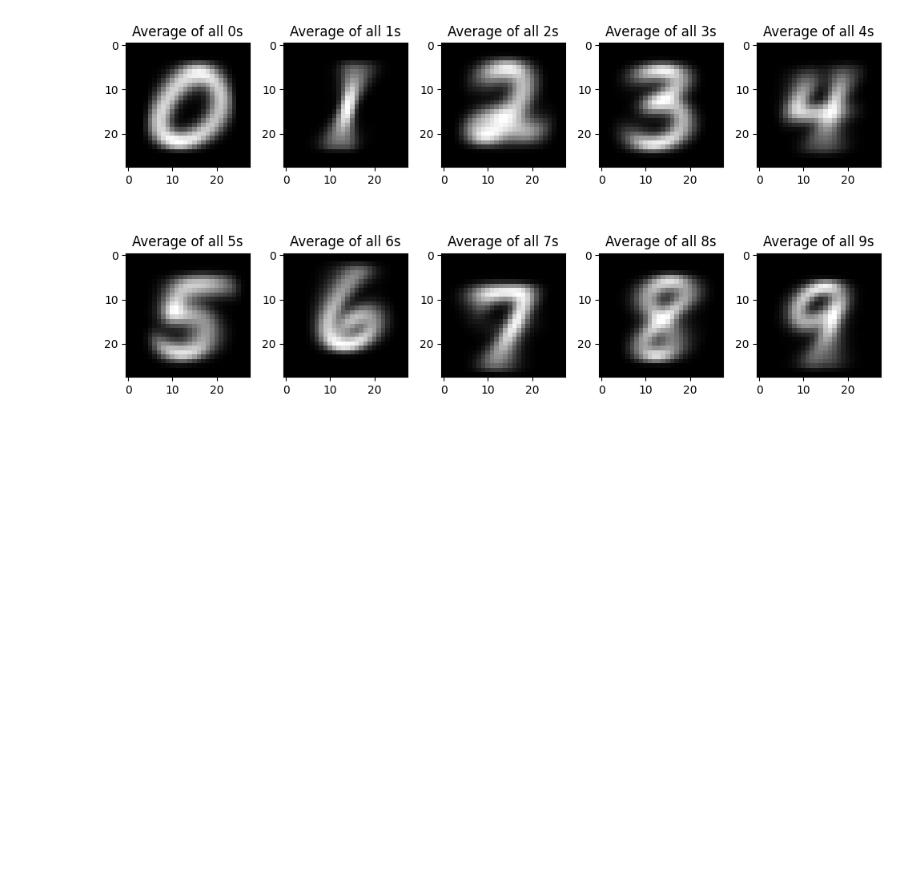
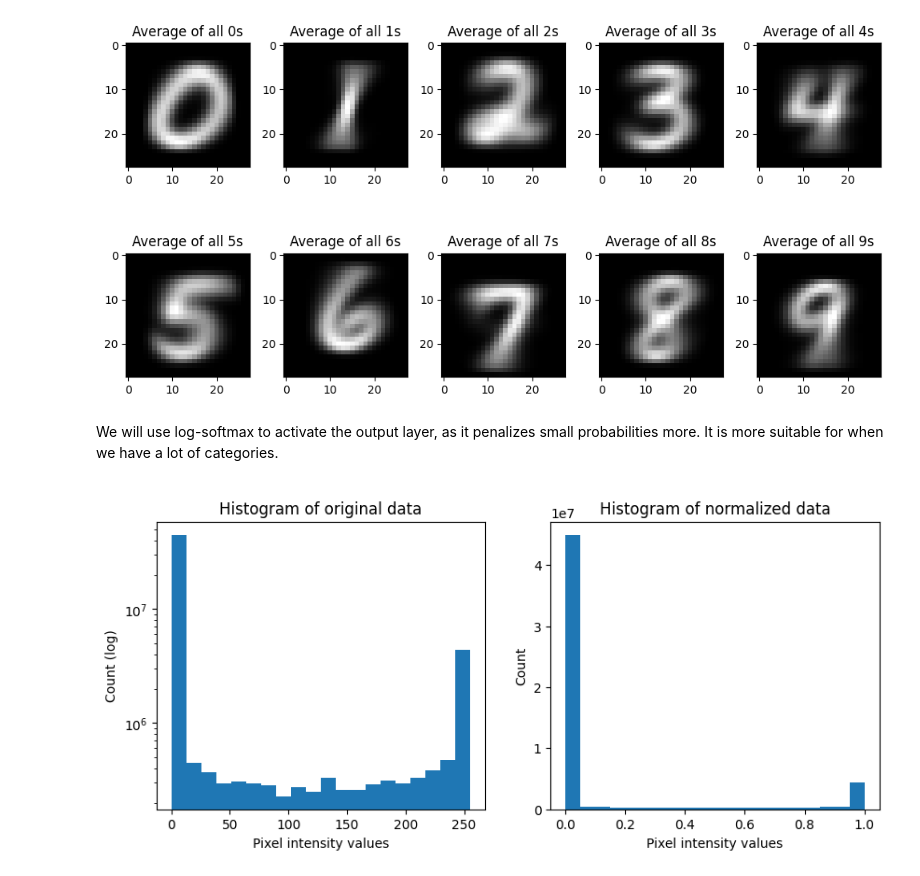
Before and after one commit to szalai-istvan/ai, a Jupyter notebook: deep-understanding-of-deep-learning/07-ffn/07-ffn.ipynb, the cells around one changed output. Cells and saved outputs as stored; diff of their text form; code cells hidden in the pictures; blank space fills up the shorter version.

Commit message:
MNIST cont.

```diff
--- a/deep-understanding-of-deep-learning/07-ffn/07-ffn.ipynb
+++ b/deep-understanding-of-deep-learning/07-ffn/07-ffn.ipynb
@@ -105,3 +111,35 @@ plt.tight_layout(rect=[0,0,1,.95])
 plt.show()
 # %% [output]
 [figure]
+# %% [markdown]
+<link rel="stylesheet" href="../../styles.css">
+<div class="note">
+<p>We will use log-softmax to activate the output layer, as it penalizes small probabilities more. It is more suitable for when we have a lot of categories.</p>
+</div>
+# %%
+testData = np.loadtxt('../../assets/mnist/mnist_test.csv', delimiter=',', dtype=str)
+trainData = np.loadtxt('../../assets/mnist/mnist_train.csv', delimiter=',', dtype=str)
+
+dataType = np.long
+allData = np.vstack((np.array(trainData[1:,:], dtype=dataType), np.array(testData[1:,:], dtype=dataType)), dtype=dataType)
+# %%
+labels = allData[:,0]
+data = allData[:,1:]
+# %%
+normalizedData = data / np.max(data)
+
+fig, ax = plt.subplots(1, 2, figsize=(10, 4))
+ax[0].hist(data.flatten(), 20)
+ax[0].set_xlabel('Pixel intensity values')
+ax[0].set_ylabel('Count (log)')
+ax[0].set_title('Histogram of original data')
+ax[0].set_yscale('log')
+
+ax[1].hist(normalizedData.flatten(), 20)
+ax[1].set_xlabel('Pixel intensity values')
+ax[1].set_ylabel('Count')
+ax[1].set_title('Histogram of normalized data')
+
+plt.show()
+# %% [output]
+[figure, added]
```
Also changed, not shown: parts of 13 cells of this notebook, 1 other file.
